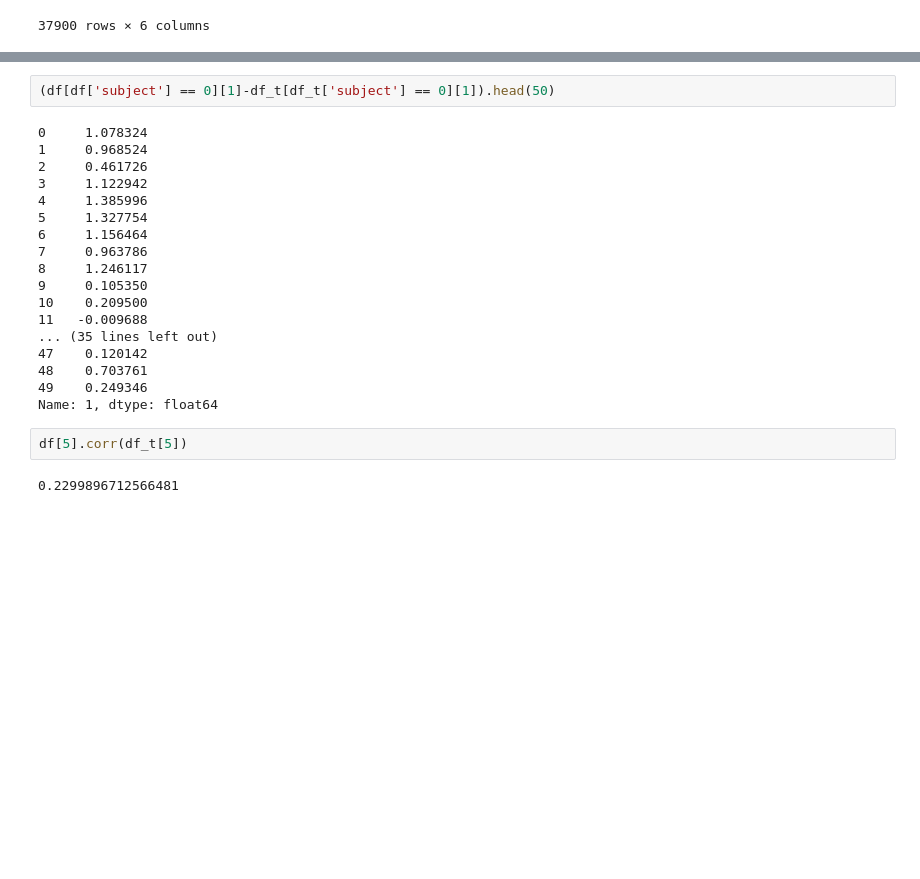
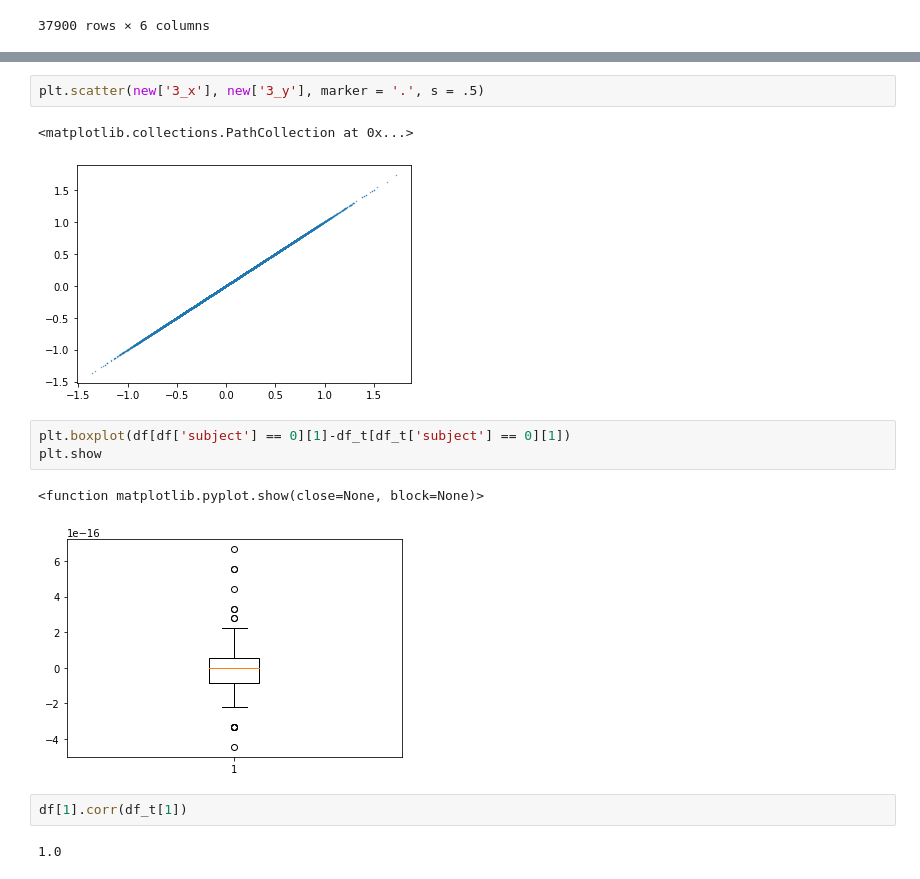
Before and after one commit to alec-flowers/machine-learning-cs433-p2, a Jupyter notebook: pipleline_vs_giulia.ipynb, the cells around one changed output, grey strips where cells are left out. Drawn from its saved outputs; the diff is of its cells as text; blank space fills up the shorter version.

```diff
--- a/pipleline_vs_giulia.ipynb
+++ b/pipleline_vs_giulia.ipynb
@@ -87,24 +100,15 @@ NameError: name 'df_b' is not defined
+# %%
+plt.scatter(new['3_x'], new['3_y'], marker = '.', s = .5)
+# %% [output]
+<matplotlib.collections.PathCollection at 0x...>
+[figure, added]
 # %%
-(df[df['subject'] == 0][1]-df_t[df_t['subject'] == 0][1]).head(50)
+plt.boxplot(df[df['subject'] == 0][1]-df_t[df_t['subject'] == 0][1])
+plt.show
 # %% [output]
-0     1.078324
-1     0.968524
-2     0.461726
-3     1.122942
-4     1.385996
-5     1.327754
-6     1.156464
-7     0.963786
-8     1.246117
-9     0.105350
-10    0.209500
-11   -0.009688
-... (35 lines left out)
-47    0.120142
-48    0.703761
-49    0.249346
-Name: 1, dtype: float64
+<function matplotlib.pyplot.show(close=None, block=None)>
+[figure, added]
 # %%
-df[5].corr(df_t[5])
+df[1].corr(df_t[1])
 # %% [output]
-0.2299896712566481
+1.0
```
Also changed, not shown: parts of 11 cells of this notebook, 7 other files.
